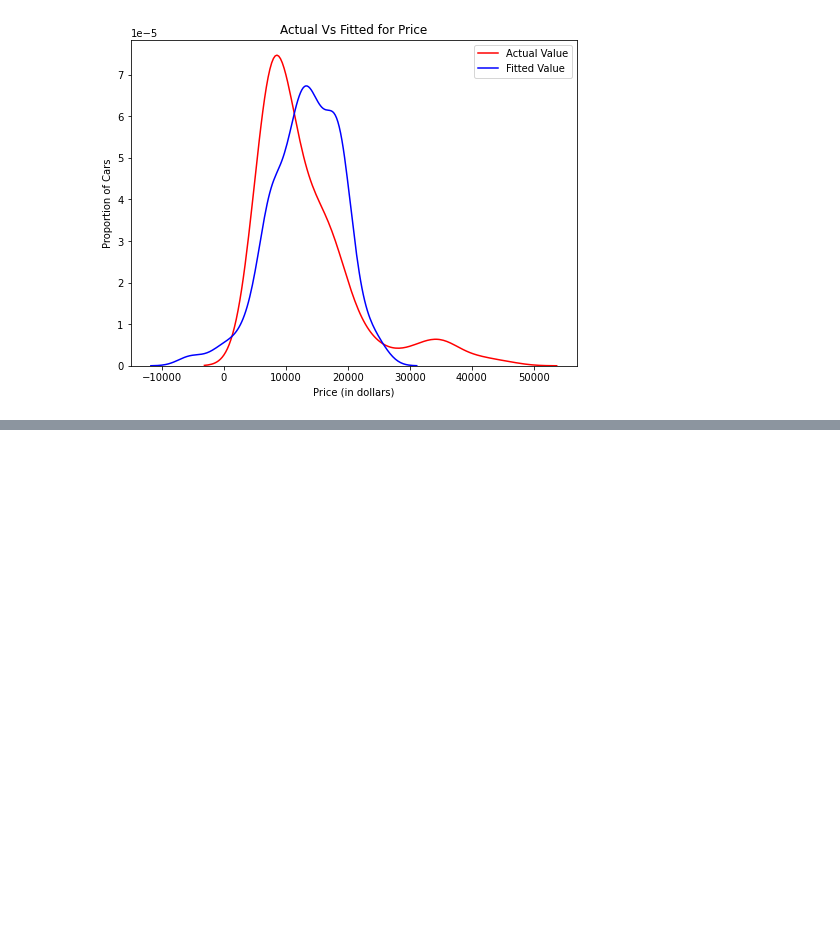
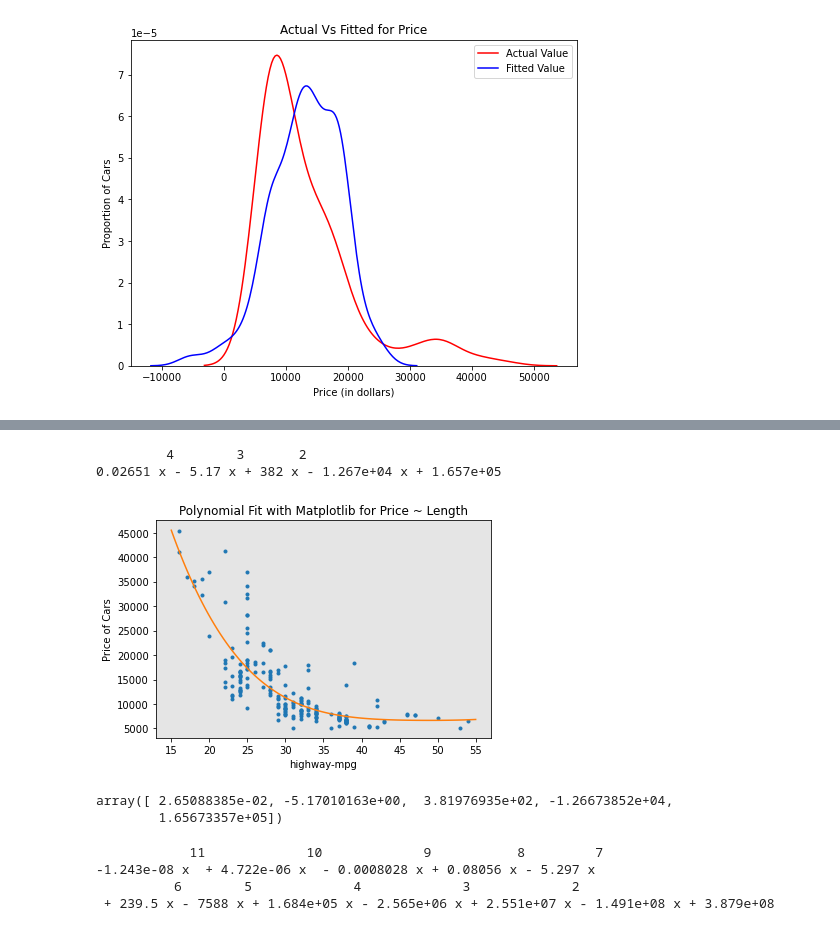
Before and after one commit to ShivamBhosale/100DaysOfCode_V2, a Jupyter notebook: Data_Analysis/sklearnModelDevelopment.ipynb, the cells around one changed output, grey strips where cells are left out. Drawn from its saved outputs; the diff is of its cells as text; code cells hidden in the pictures; blank space fills up the shorter version.

```diff
--- a/Data_Analysis/sklearnModelDevelopment.ipynb
+++ b/Data_Analysis/sklearnModelDevelopment.ipynb
@@ -295,0 +320,45 @@ plt.legend(loc="best")
+# %%
+def PlotPolly(model, independent_variable, dependent_variabble, Name):
+    x_new=np.linspace(15,55,100)
+    y_new=model(x_new)
+    plt.plot(independent_variable, dependent_variabble, '.', x_new, y_new, '-')
+    plt.title('Polynomial Fit with Matplotlib for Price ~ Length')
+    ax = plt.gca()
+    ax.set_facecolor((0.898, 0.898, 0.898))
+    fig = plt.gcf()
+    plt.xlabel(Name)
+    plt.ylabel('Price of Cars')
+
+    plt.show()
+    plt.close()
+# %%
+""" Defining the variables """
+x = df["highway-mpg"]
+y = df["price"]
+# %%
+#Let's fit the polynomial using the function polyfit, then use the function poly1d to display the polynomial function.
+# Here we use a polynomial of the 3rd order (cubic)
+f = np.polyfit(x, y, 4)
+p = np.poly1d(f)
+print(p)
+# %% [output]
+         4        3       2
+0.02651 x - 5.17 x + 382 x - 1.267e+04 x + 1.657e+05
+# %%
+PlotPolly(p,x,y,'highway-mpg')
+# %% [output]
+[figure, added]
+# %%
+np.polyfit(x, y, 4)
+# %% [output]
+array([ 2.65088385e-02, -5.17010163e+00,  3.81976935e+02, -1.26673852e+04,
+        1.65673357e+05])
+# %%
+f1=np.polyfit(x,y,11)
+p1=np.poly1d(f1)
+print(p1)
+# %% [output]
+            11             10             9           8         7
+-1.243e-08 x  + 4.722e-06 x  - 0.0008028 x + 0.08056 x - 5.297 x
+          6        5             4             3             2
+ + 239.5 x - 7588 x + 1.684e+05 x - 2.565e+06 x + 2.551e+07 x - 1.491e+08 x + 3.879e+08
```
Also changed, not shown: parts of 30 cells of this notebook.
